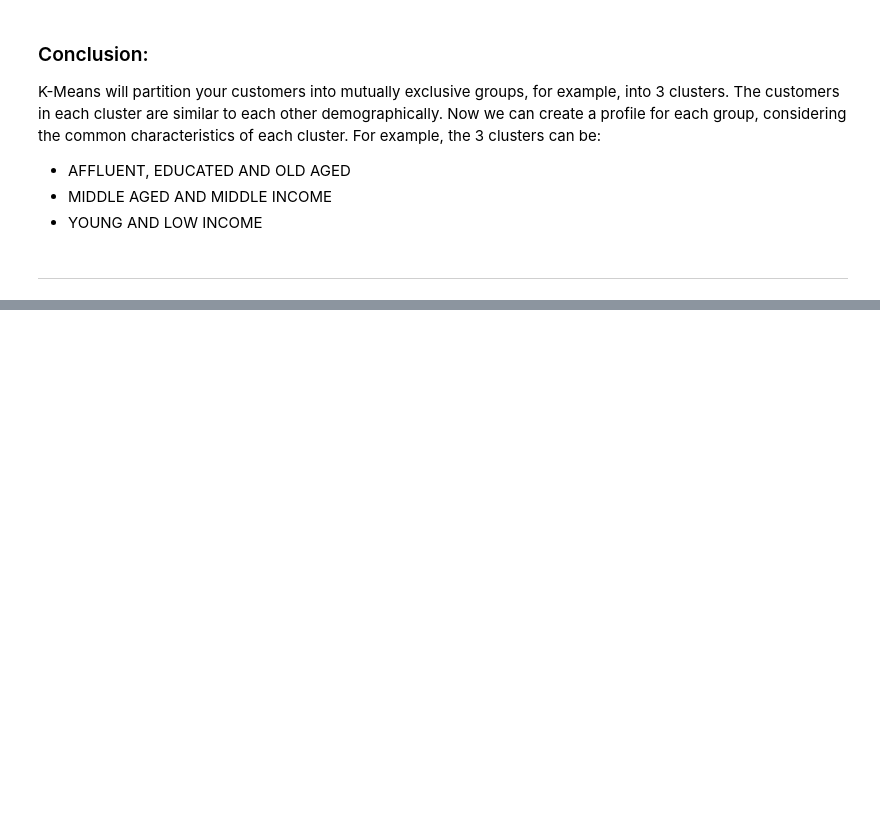
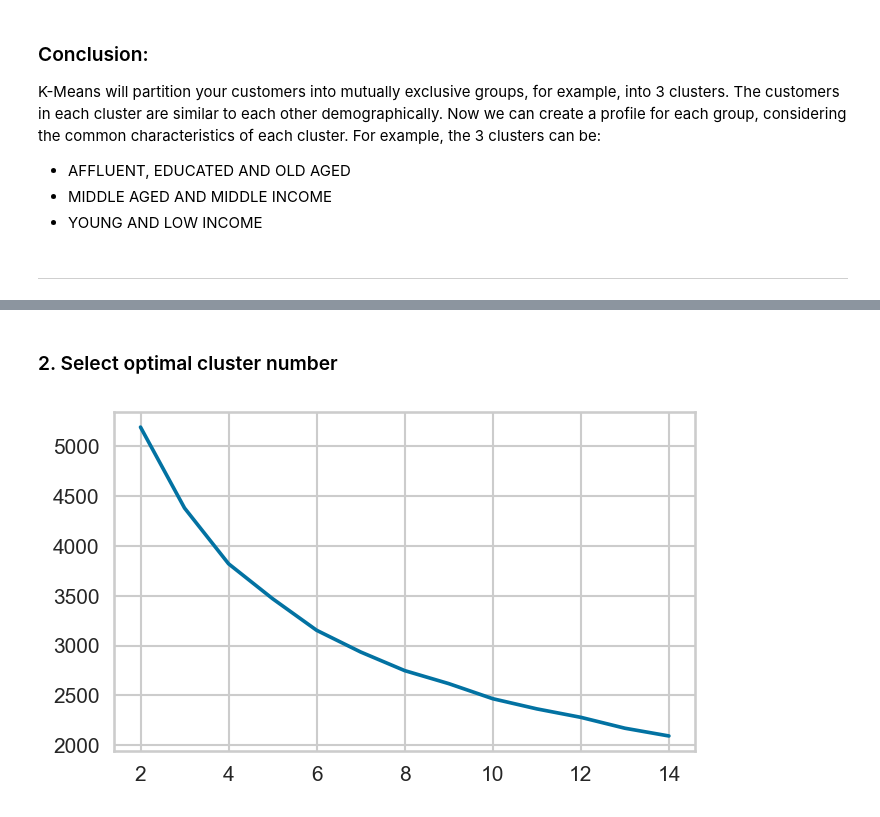
Before and after one commit to rakeshku93/machineLearningProjects, a Jupyter notebook: clustering/K-Means-Customer-Seg.ipynb, the cells around one changed output, grey strips where cells are left out. Drawn from its saved outputs; the diff is of its cells as text; code cells hidden in the pictures; blank space fills up the shorter version.

```diff
--- a/clustering/K-Means-Customer-Seg.ipynb
+++ b/clustering/K-Means-Customer-Seg.ipynb
@@ -262,0 +290,15 @@ For example, the 3 clusters can be:
+# %% [markdown]
+### 2. Select optimal cluster number
+# %%
+inertias = []
+for n_cluster in range(2, 15):
+    kmeans = KMeans(n_clusters=n_cluster, init="k-means++", n_init=12, max_iter=500, random_state=0)
+    kmeans.fit(X_scaled)
+    inertias.append(kmeans.inertia_)
+    # print(f"Performing Clustering for {n_cluster=} done!")
+
+plt.figure(figsize=(5, 3), dpi=150)
+plt.plot(range(2, 15), inertias)
+plt.show()
+# %% [output]
+[figure, added]
```
Also changed, not shown: parts of 23 cells of this notebook.
